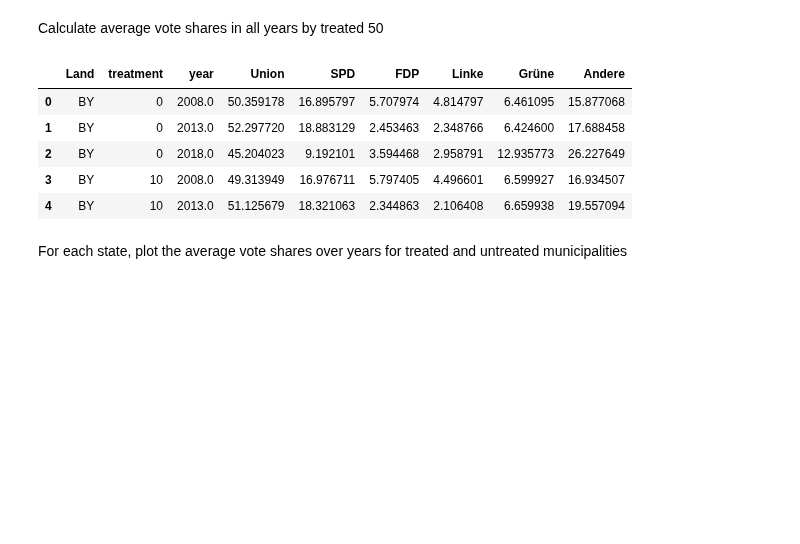
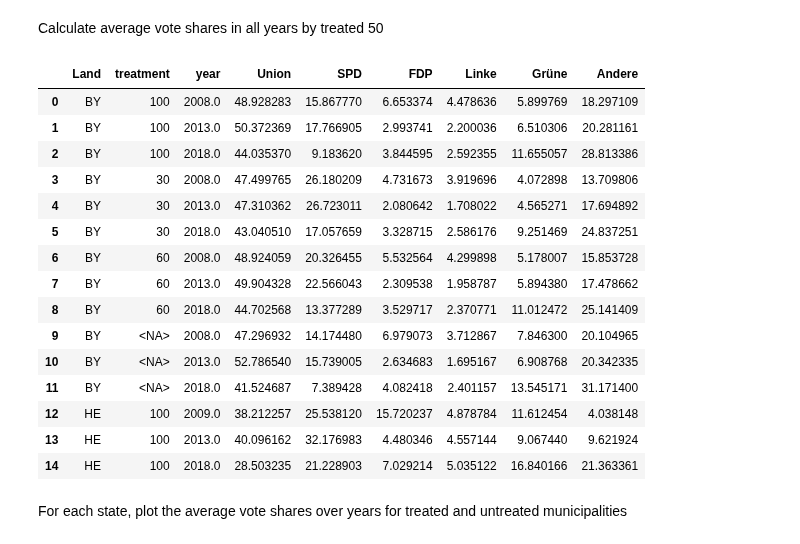
Before and after one commit to jan-schaeffer/powerlinemonsters, a Jupyter notebook: ltw_eda.ipynb, the cells around one changed output. Drawn from its saved outputs; the diff is of its cells as text; code cells hidden in the pictures; blank space fills up the shorter version.

```diff
--- a/ltw_eda.ipynb
+++ b/ltw_eda.ipynb
@@ -49,16 +50,31 @@ ltw[columns].describe()
 ltw['year'].value_counts().to_csv(f'{path}/tables/ltw/ltw_obsyears.csv', sep=';', encoding='utf-8-sig', decimal=',', float_format='%.2f')
 # %% [markdown]
 Calculate average vote shares in all years by treated 50
-# %%
-ltw_avg = ltw[['Land', 'Union', 'SPD', 'FDP', 'Linke', 'Grüne', 'Andere', 'treatment', 'year']].groupby(['Land', 'treatment', 'year'], as_index = False).mean()
-ltw_avg.head()
-# %% [output]
-|  | Land | treatment | year | Union | SPD | FDP | Linke | Grüne | Andere |
-| 0 | BY | 0 | 2008.0 | 50.359178 | 16.895797 | 5.707974 | 4.814797 | 6.461095 | 15.877068 |
-| 1 | BY | 0 | 2013.0 | 52.297720 | 18.883129 | 2.453463 | 2.348766 | 6.424600 | 17.688458 |
-| 2 | BY | 0 | 2018.0 | 45.204023 | 9.192101 | 3.594468 | 2.958791 | 12.935773 | 26.227649 |
-| 3 | BY | 10 | 2008.0 | 49.313949 | 16.976711 | 5.797405 | 4.496601 | 6.599927 | 16.934507 |
-| 4 | BY | 10 | 2013.0 | 51.125679 | 18.321063 | 2.344863 | 2.106408 | 6.659938 | 19.557094 |
+# %%
+avg_dfs = {2010: 'treatment_09', 2014: 'treatment_13'}
+for year, treatment in avg_dfs.items():
+    ltw[treatment] = ltw[treatment].astype('Int64').astype(str)
+    ltw[treatment] = np.where(ltw[treatment].isna(), 'None', ltw[treatment])
+    avg_dfs[year] = ltw[['Land','Union', 'SPD', 'FDP', 'Linke', 'Grüne', 'Andere', treatment, 'year']].groupby(['Land', treatment, 'year'], as_index = False).mean()
+    avg_dfs[year].rename(columns = {f'{treatment}':'treatment'}, inplace = True)
+avg_dfs[2010].head(15)
+# %% [output]
+|  | Land | treatment | year | Union | SPD | FDP | Linke | Grüne | Andere |
+| 0 | BY | 100 | 2008.0 | 48.928283 | 15.867770 | 6.653374 | 4.478636 | 5.899769 | 18.297109 |
+| 1 | BY | 100 | 2013.0 | 50.372369 | 17.766905 | 2.993741 | 2.200036 | 6.510306 | 20.281161 |
+| 2 | BY | 100 | 2018.0 | 44.035370 | 9.183620 | 3.844595 | 2.592355 | 11.655057 | 28.813386 |
+| 3 | BY | 30 | 2008.0 | 47.499765 | 26.180209 | 4.731673 | 3.919696 | 4.072898 | 13.709806 |
+| 4 | BY | 30 | 2013.0 | 47.310362 | 26.723011 | 2.080642 | 1.708022 | 4.565271 | 17.694892 |
+| 5 | BY | 30 | 2018.0 | 43.040510 | 17.057659 | 3.328715 | 2.586176 | 9.251469 | 24.837251 |
+| 6 | BY | 60 | 2008.0 | 48.924059 | 20.326455 | 5.532564 | 4.299898 | 5.178007 | 15.853728 |
+| 7 | BY | 60 | 2013.0 | 49.904328 | 22.566043 | 2.309538 | 1.958787 | 5.894380 | 17.478662 |
+| 8 | BY | 60 | 2018.0 | 44.702568 | 13.377289 | 3.529717 | 2.370771 | 11.012472 | 25.141409 |
+| 9 | BY | <NA> | 2008.0 | 47.296932 | 14.174480 | 6.979073 | 3.712867 | 7.846300 | 20.104965 |
+| 10 | BY | <NA> | 2013.0 | 52.786540 | 15.739005 | 2.634683 | 1.695167 | 6.908768 | 20.342335 |
+| 11 | BY | <NA> | 2018.0 | 41.524687 | 7.389428 | 4.082418 | 2.401157 | 13.545171 | 31.171400 |
+| 12 | HE | 100 | 2009.0 | 38.212257 | 25.538120 | 15.720237 | 4.878784 | 11.612454 | 4.038148 |
+| 13 | HE | 100 | 2013.0 | 40.096162 | 32.176983 | 4.480346 | 4.557144 | 9.067440 | 9.621924 |
+| 14 | HE | 100 | 2018.0 | 28.503235 | 21.228903 | 7.029214 | 5.035122 | 16.840166 | 21.363361 |
 # %% [markdown]
 For each state, plot the average vote shares over years for treated and untreated municipalities
 # %%
```
Also changed, not shown: parts of 9 cells of this notebook, 33 other files.
